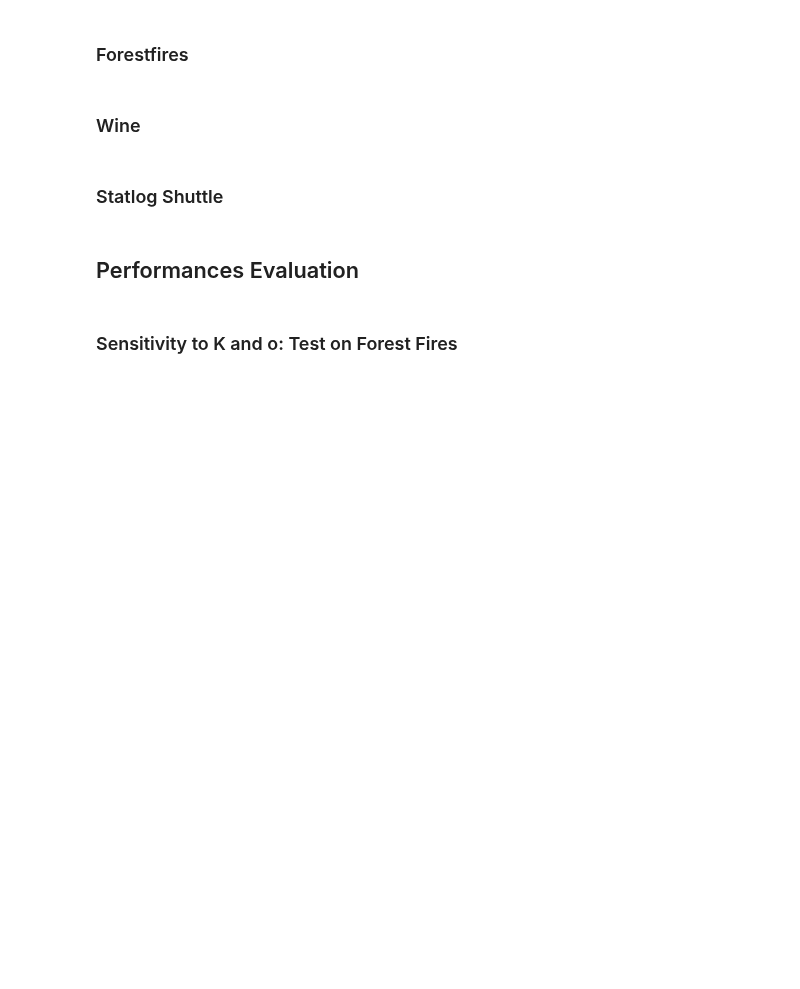
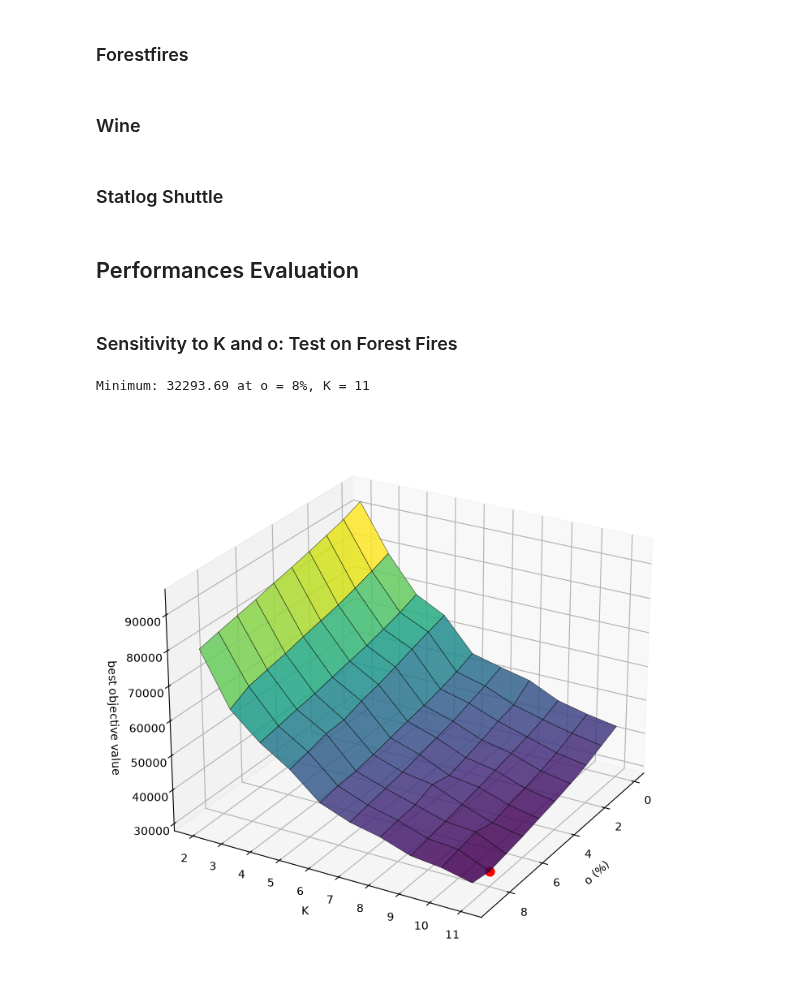
Before and after one commit to Ddav3/Clustering-with-Outlier-Removal-Implementation, a Jupyter notebook: cor_test.ipynb, the cells around one changed output. Saved outputs shown, nothing was run; the diff lists cells and outputs as text; code cells hidden in the pictures; blank space fills up the shorter version.

```diff
--- a/cor_test.ipynb
+++ b/cor_test.ipynb
@@ -186,15 +186,30 @@ o_percentages = np.arange(0,0.1,0.01)
 performance = np.zeros(shape = (10,10))
 for k_index, K, in enumerate(K_values):
     for o_index, o in enumerate(o_percentages):
-        performance[k_index][o_index] = COR(X = fires, K = K, o = int(len(fires)*o),r = 50, n_init = 10, additional_bp=add_parts_fires, seed = 42)[1]
+        performance[k_index][o_index] = COR(X = fires, K = K, o = int(len(fires)*o),r = 50, n_init = 10,
+                                            k_max=max(K_values)*2, additional_bp=add_parts_fires, seed = 42)[1]
 # %%
-o_grid, K_grid = np.meshgrid([100 * p for p in o_percentages], K_values)
+obj_min = performance.min()
+rows, cols = np.where(performance == obj_min)
 fig = plt.figure(figsize=(9, 7))
 ax = fig.add_subplot(projection="3d")
-ax.plot_surface(o_grid, K_grid, performance, cmap="viridis", edgecolor = "k", linewidth=0.3)
-ax.set_xlabel("o (% of the data)")
+
+o_grid, K_grid = np.meshgrid([100 * p for p in o_percentages], K_values)
+ax.plot_surface(o_grid, K_grid, performance, cmap="viridis", edgecolor="k", linewidth=0.3, alpha=0.85)
+
+
+for k in range(len(rows)):
+    K_min = K_values[rows[k]]
+    o_min = int(o_percentages[cols[k]] * 100)
+    ax.scatter(o_min, K_min, obj_min, color="red", s=60, depthshade=False)
+    print(f"Minimum: {obj_min:.2f} at o = {o_min}%, K = {K_min}")
+ax.set_xlabel("o (%)")
 ax.set_ylabel("K")
-ax.set_zlabel("best objective value")
+ax.set_zlabel("\nbest objective value")
 ax.set_yticks(K_values)
-ax.set_title("COR on Forest Fires: best objective value over 10 runs")
+ax.view_init(elev=25, azim=30)
+plt.tight_layout()
 plt.show()
+# %% [output]
+Minimum: 32293.69 at o = 8%, K = 11
+[figure, added]
```
